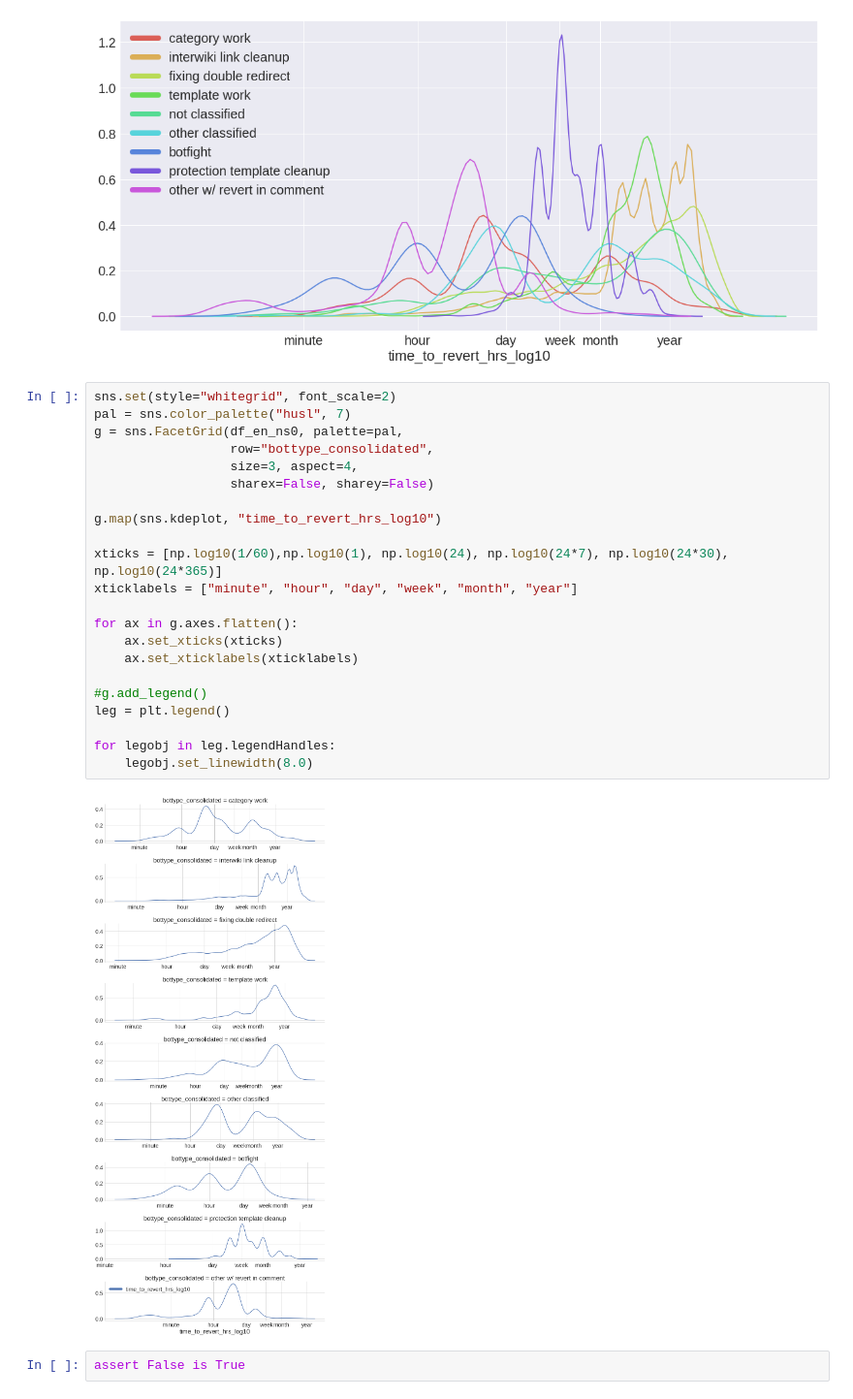
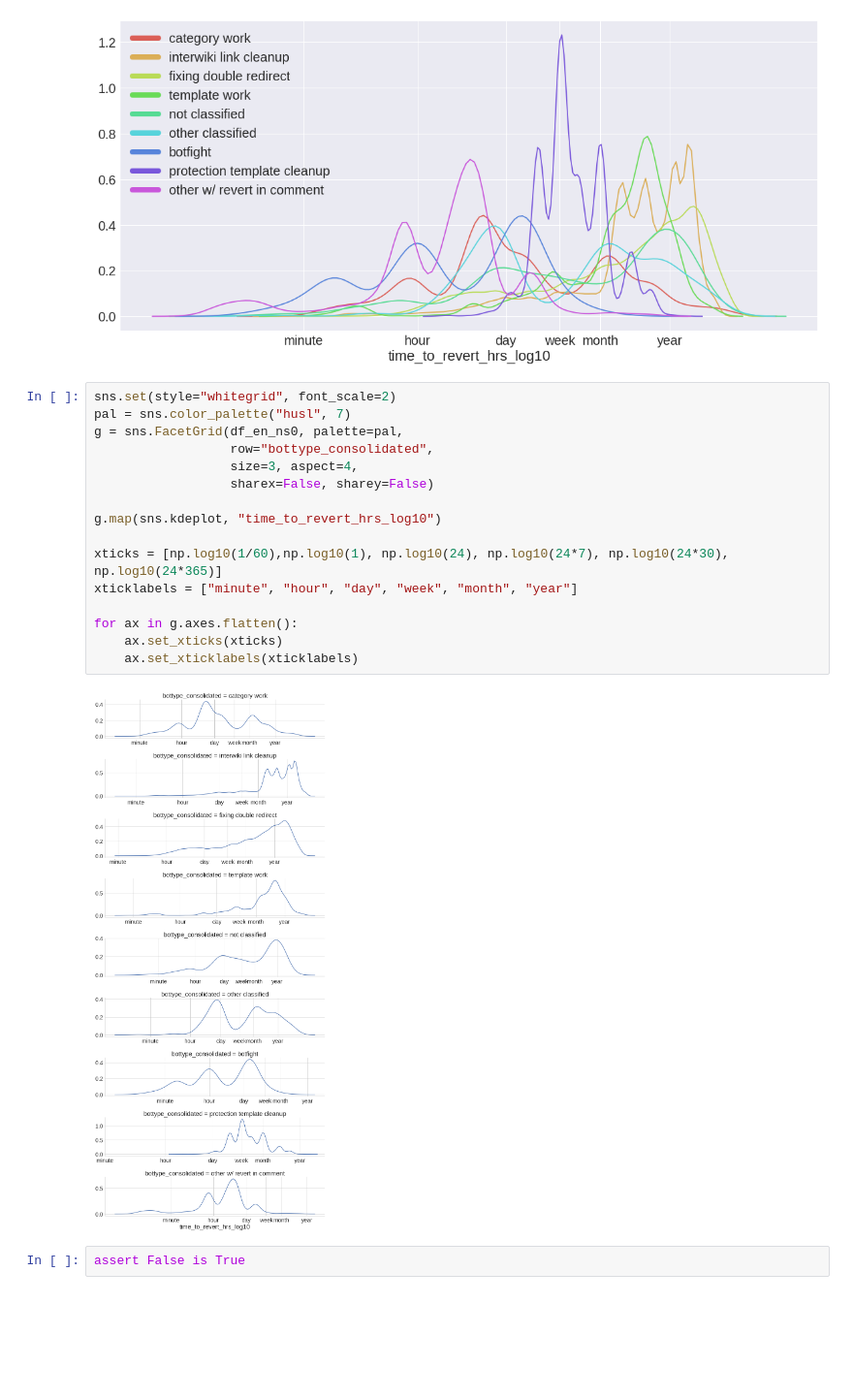
Before and after one commit to halfak/are-the-bots-really-fighting, a Jupyter notebook: analysis/time_to_revert/time-to-revert-classified.ipynb, the cells around one changed output. Shown: that part at 97% size. Cells and saved outputs as stored; diff of their text form; blank space fills up the shorter version.

Commit message:
fix legend error

```diff
--- a/analysis/time_to_revert/time-to-revert-classified.ipynb
+++ b/analysis/time_to_revert/time-to-revert-classified.ipynb
@@ -176,27 +176,21 @@ g.ax.set_xticklabels(["minute", "hour", "day", "week", "month", "year"])
 # %%
 sns.set(style="whitegrid", font_scale=2)
 pal = sns.color_palette("husl", 7)
 g = sns.FacetGrid(df_en_ns0, palette=pal,
                   row="bottype_consolidated",
                   size=3, aspect=4,
                   sharex=False, sharey=False)
 
 g.map(sns.kdeplot, "time_to_revert_hrs_log10")
 
 xticks = [np.log10(1/60),np.log10(1), np.log10(24), np.log10(24*7), np.log10(24*30), np.log10(24*365)]
 xticklabels = ["minute", "hour", "day", "week", "month", "year"]
 
 for ax in g.axes.flatten():
     ax.set_xticks(xticks)
     ax.set_xticklabels(xticklabels)
-
-#g.add_legend()
-leg = plt.legend()
-
-for legobj in leg.legendHandles:
-    legobj.set_linewidth(8.0)
 # %% [output]
-[figure, old version]
+[figure, new version]
 # %%
 assert False is True
 # %% [output]
```
